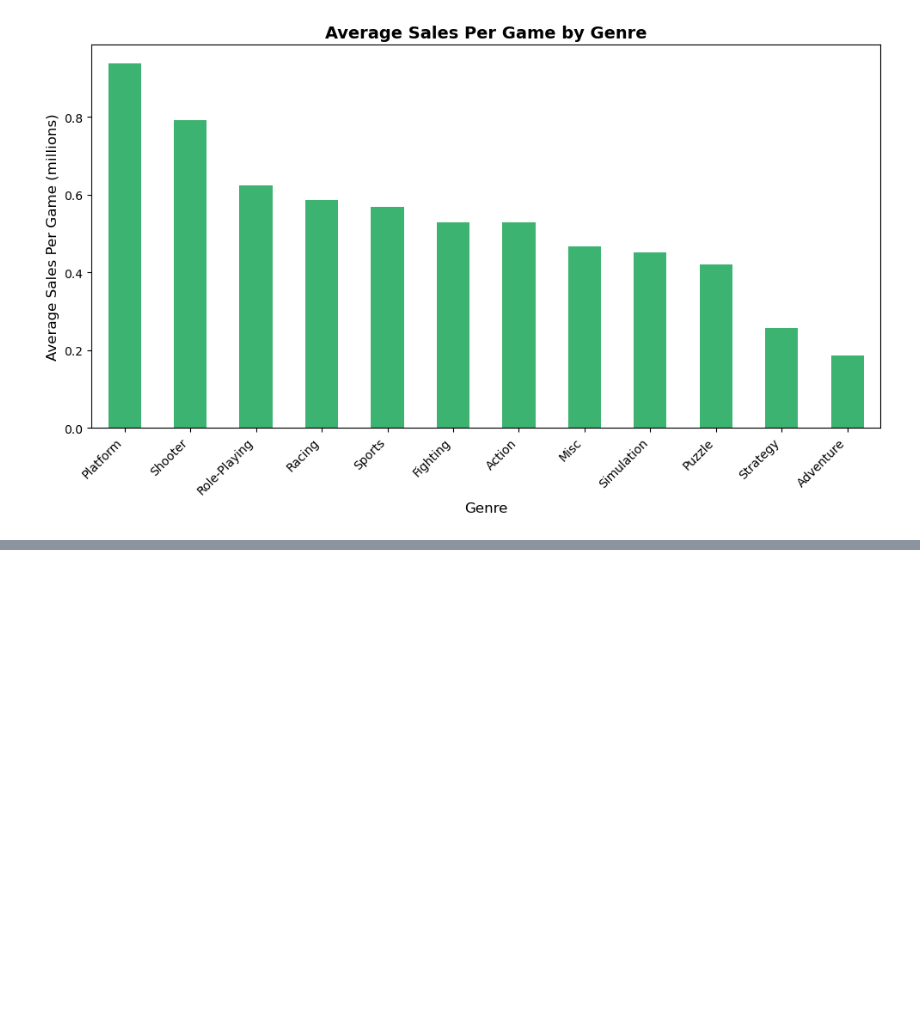
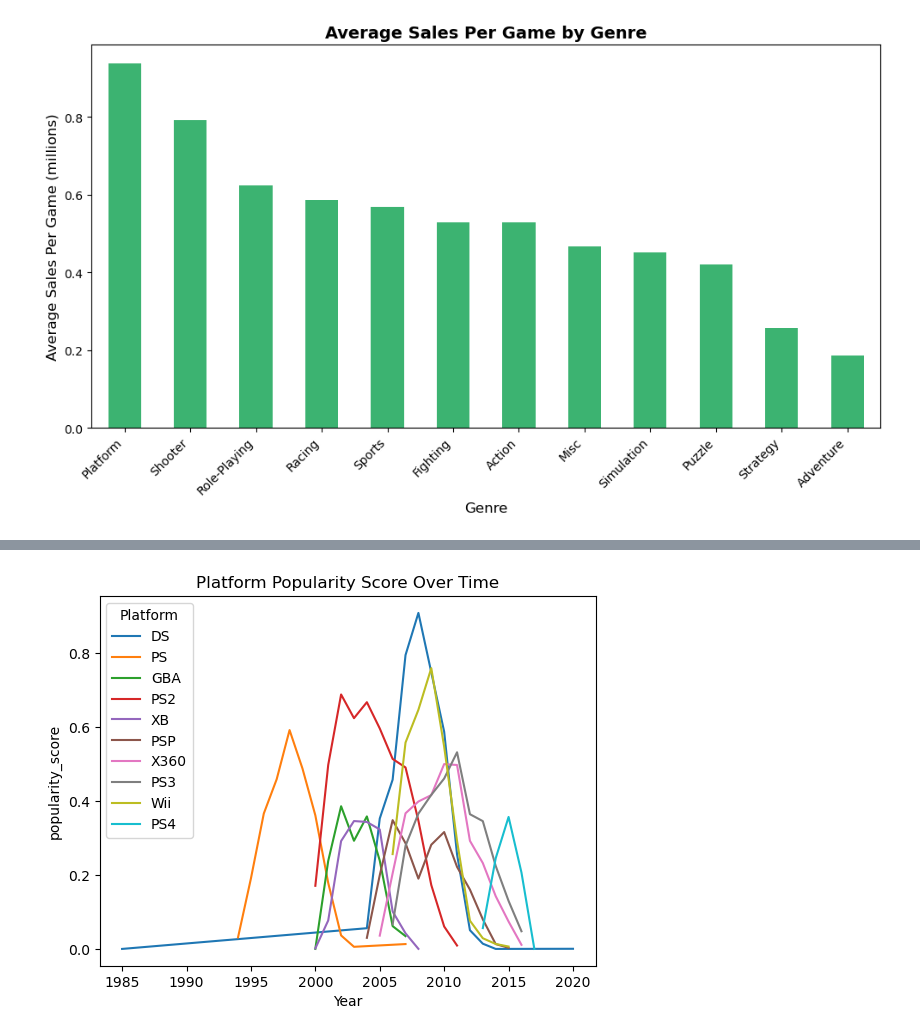
Before and after one commit to benzartimelek/Global_Video_Game_Sales_Evaluation, a Jupyter notebook: Project.ipynb, the cells around one changed output, grey strips where cells are left out. Saved outputs shown, nothing was run; the diff lists cells and outputs as text; code cells hidden in the pictures; blank space fills up the shorter version.

```diff
--- a/Project.ipynb
+++ b/Project.ipynb
@@ -472,0 +544,22 @@ plt.show()
+# %%
+top_platforms = (
+    platform_stats.groupby('Platform')['popularity_score']
+    .mean()
+    .sort_values(ascending=False)
+    .head(10) #since there is a lot of platforms, we'll look at the top 10
+    .index
+)
+
+plot_data = platform_stats[platform_stats['Platform'].isin(top_platforms)]
+
+sns.lineplot(
+    data=plot_data,
+    x='Year',
+    y='popularity_score',
+    hue='Platform'
+)
+
+plt.title('Platform Popularity Score Over Time')
+plt.show()
+# %% [output]
+[figure, added]
```
Also changed, not shown: parts of 11 cells of this notebook.
